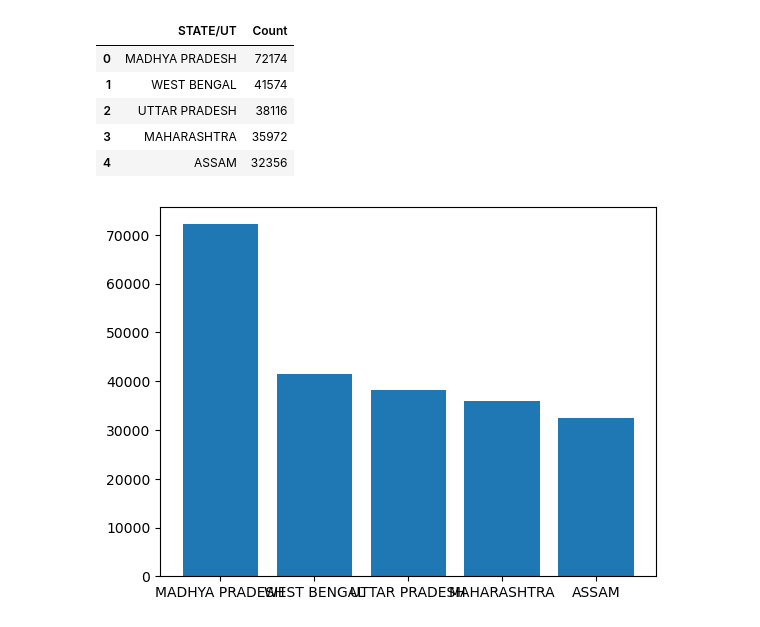
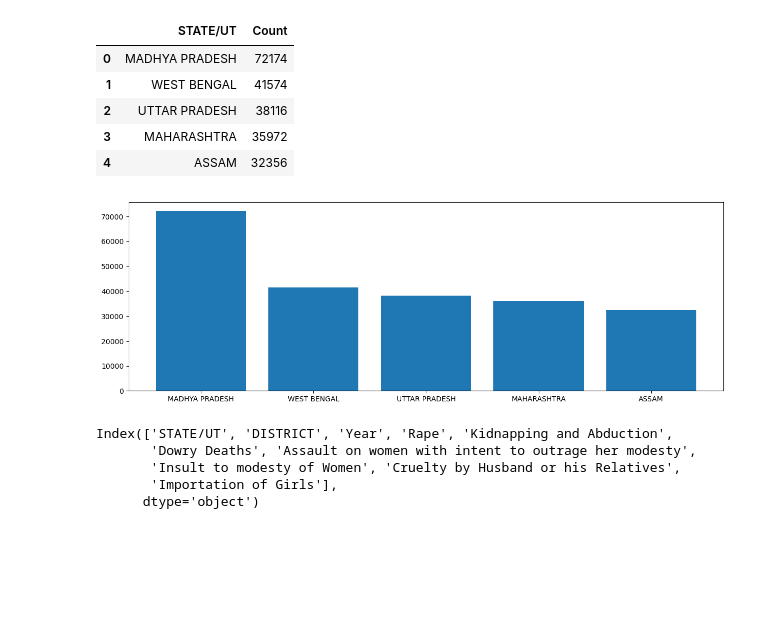
Before and after one commit to ramashish786/Analysis-of-Crime-Against-Women, a Jupyter notebook: Crime Against Women in India Visualisation.ipynb, the cells around one changed output. Cells and saved outputs as stored; diff of their text form; code cells hidden in the pictures; blank space fills up the shorter version.

```diff
--- a/Untitled.ipynb
+++ b/Crime Against Women in India Visualisation.ipynb
@@ -141,8 +143,19 @@ top_five_state_r
 | 4 | ASSAM | 32356 |
 # %%
 #plt.style.use('default')
+plt.figure().set_figwidth(15)
 plt.bar(top_five_state_r['STATE/UT'],top_five_state_r["Count"])
 #plt.figure(figsize=(10,6))
+#plt.figure(figsize=(30,10))
+
 plt.show()
 # %% [output]
-[figure, old version]
+[figure, new version]
+# %%
+df.columns
+# %% [output]
+Index(['STATE/UT', 'DISTRICT', 'Year', 'Rape', 'Kidnapping and Abduction',
+       'Dowry Deaths', 'Assault on women with intent to outrage her modesty',
+       'Insult to modesty of Women', 'Cruelty by Husband or his Relatives',
+       'Importation of Girls'],
+      dtype='object')
```
Also changed, not shown: parts of 3 cells of this notebook.
